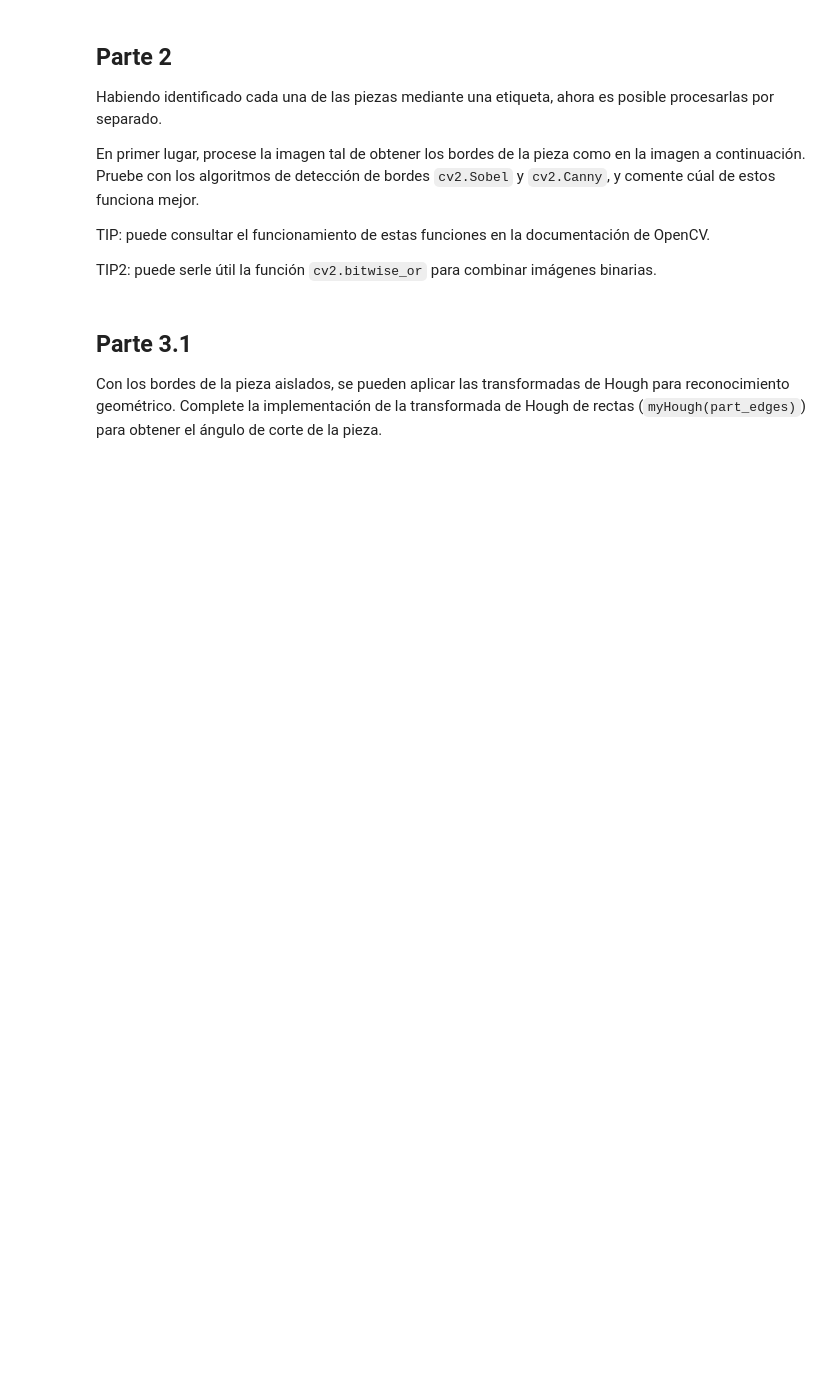
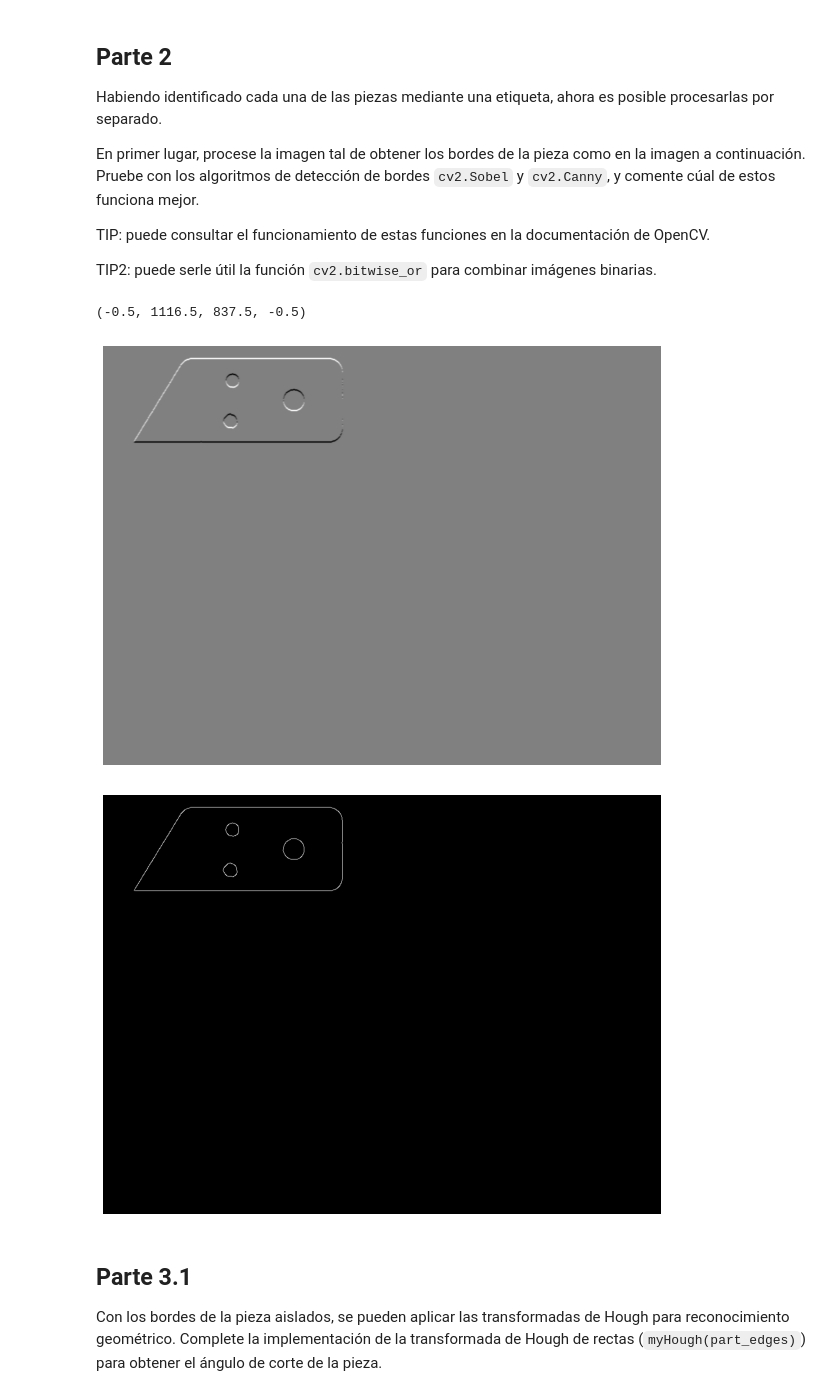
Before and after one commit to DiemenMemen/ME4707, a Jupyter notebook: tarea_01.ipynb, the cells around one changed output. Saved outputs shown, nothing was run; the diff lists cells and outputs as text; code cells hidden in the pictures; blank space fills up the shorter version.

```diff
--- a/tarea_01.ipynb
+++ b/tarea_01.ipynb
@@ -608,19 +601,29 @@ TIP2: puede serle útil la función `cv2.bitwise_or` para combinar imágenes bin
 # %%
 ## RESPUESTA PREGUNTA 2 PARTE 2
 
 # sobel (cv2.Sobel)
 
+edge_sobel = cv2.Sobel(part_1, cv2.CV_16S, 0, 1, ksize=5)
 
 fig = plt.figure(figsize=(10, 10))
 plt.imshow(edge_sobel, cmap='gray')
 plt.axis('off')
 
-# canny (cv2.Cobel)
+# canny (cv2.Canny)
 
+edge_canny = cv2.Canny(part_1, 1, 0)
 
 fig = plt.figure(figsize=(10, 10))
 plt.imshow(edge_canny, cmap='gray')
 plt.axis('off')
+
+#Con Sobel no se pueden apreciar todos los bordes, y si se aumenta el kernel se
+#genera bastante ruido, por otro lado, Canny entrega el resultado deseado, los
+#bordes se aprecian con claridad.
+# %% [output]
+(-0.5, 1116.5, 837.5, -0.5)
+[figure, added]
+[figure, added]
 # %% [markdown]
 ## Parte 3.1
 Con los bordes de la pieza aislados, se pueden aplicar las transformadas de Hough para reconocimiento geométrico. Complete la implementación de la transformada de Hough de rectas (`myHough(part_edges)`) para obtener el ángulo de corte de la pieza.
```
Also changed, not shown: parts of 6 cells of this notebook.
